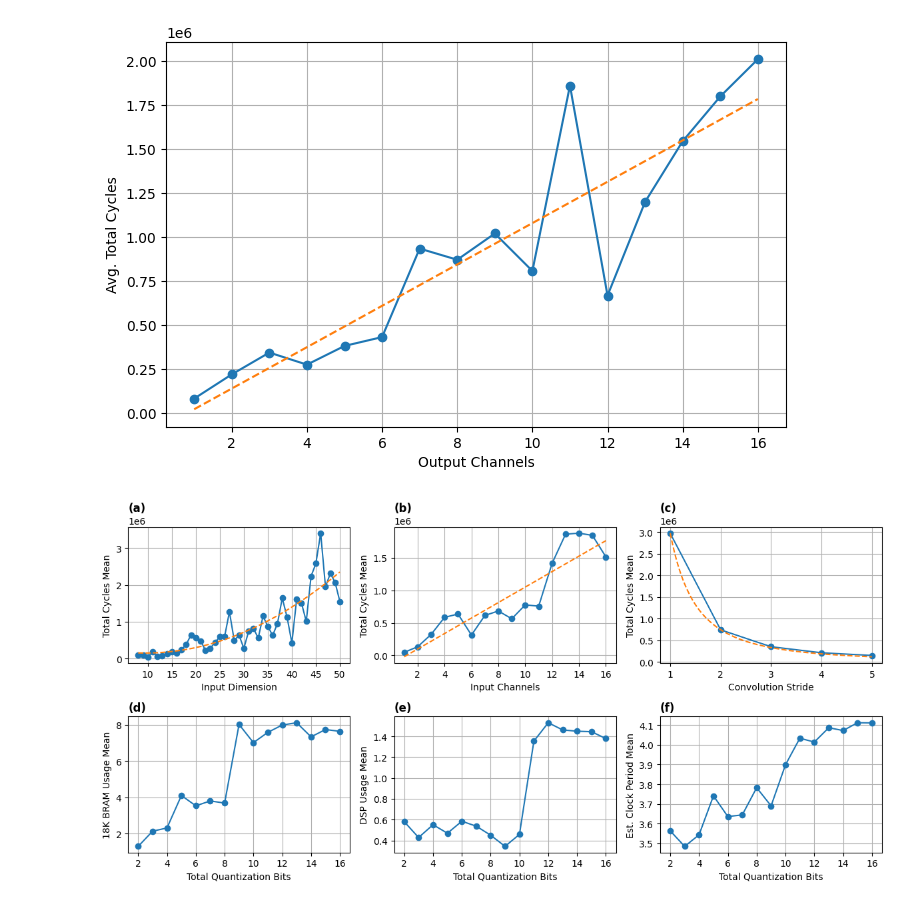
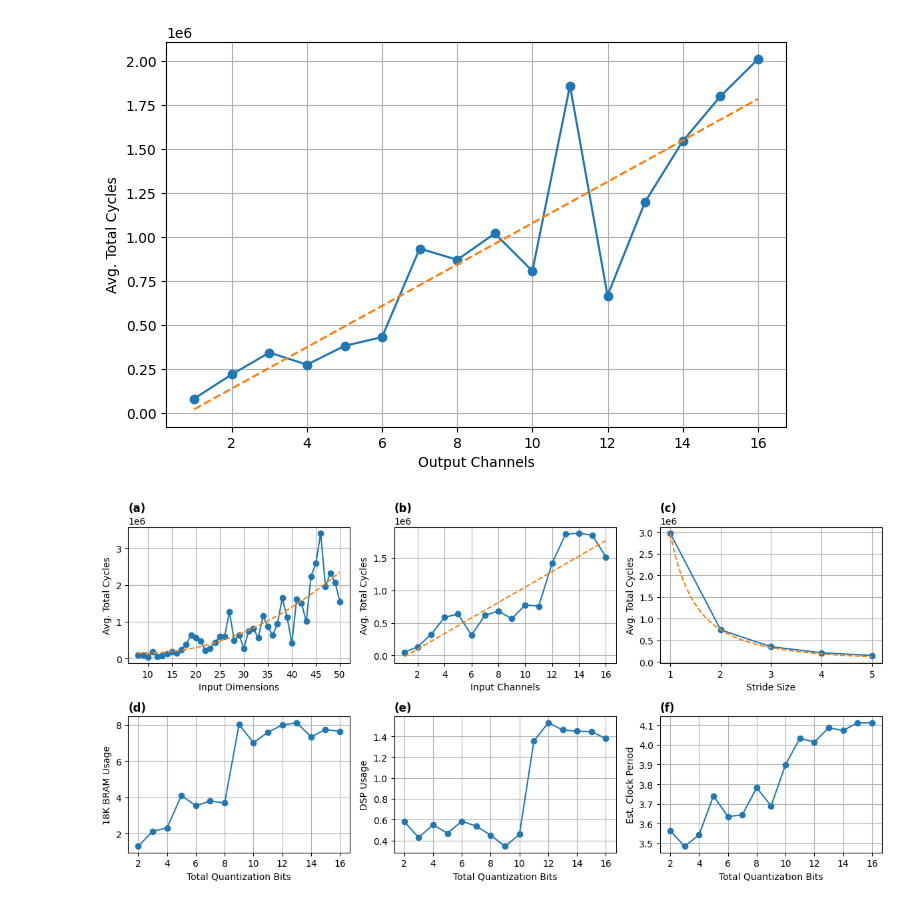
Before and after one commit to fernandoPozzer/pharosHLS, a Jupyter notebook: case_study_1.ipynb, the cells around one changed output. Saved outputs shown, nothing was run; the diff lists cells and outputs as text; code cells hidden in the pictures.

Commit message:
Creates plot_multiple_relations

```diff
--- a/case_study_1.ipynb
+++ b/case_study_1.ipynb
@@ -146,21 +97,13 @@ def aux_one_to_one(ax, sub_chart_name, a, b, func, name_x, name_y):
-# %%
-import matplotlib.pyplot as plt
-
-fig, axes = plt.subplots(2, 3, figsize=(12, 6))
-
-labels = [("(a)", "dim", "avg_total_cycles", lambda x, a, b, c: a * x * x + b * x + c, "Input Dimension", "Total Cycles Mean"),
-          ("(b)", "ch_in", "avg_total_cycles", lambda x, a, b: a * x + b, "Input Channels", "Total Cycles Mean"),
-          ("(c)", "stride", "avg_total_cycles", lambda x, a: a / (x * x), "Convolution Stride", "Total Cycles Mean"),
-          ("(d)", "quant", "BRAM_18K", None, "Total Quantization Bits", "18K BRAM Usage Mean"),
-          ("(e)", "quant", "DSP", None, "Total Quantization Bits", "DSP Usage Mean"),
-          ("(f)", "quant", "estimated_clock_period", None, "Total Quantization Bits", "Est. Clock Period Mean")]
-
-for ax, label in zip(axes.flat, labels):
-    aux_one_to_one(ax, *label)
-
-plt.tight_layout()
-
-plt.savefig("sbcci_images/figura_6graficos.pdf", bbox_inches="tight")
-plt.show()
-# %% [output]
-[figure, removed]
+# %%
+list_of_relations = [
+    ("dim",    Metric.AVG_TOTAL_CYCLES, Regression.QUADRATIC),
+    ("ch_in",  Metric.AVG_TOTAL_CYCLES, Regression.LINEAR),
+    ("stride", Metric.AVG_TOTAL_CYCLES, Regression.INV_SQUARE),
+    ("quant",  Metric.BRAM,             None),
+    ("quant",  Metric.DSP,              None),
+    ("quant",  Metric.EST_CLOCK_PERIOD, None)
+]
+
+pharos_hls.plot_multiple_relations("Conv2d", ultrascale, 2, 3, (12, 6), list_of_relations, "relations_conv2d.pdf")
+# %% [output]
+[figure, added]
```
Also changed, not shown: parts of 1 cell of this notebook, 3 other files.
